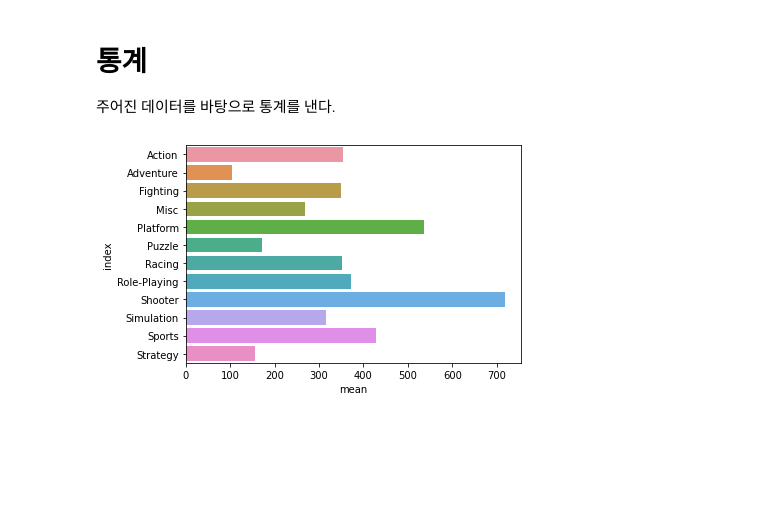
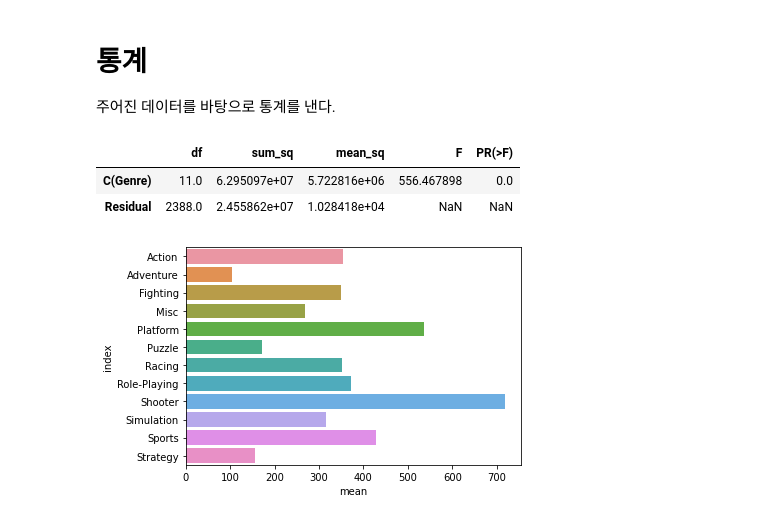
Before and after one commit to e080hsm/Section1_Project, a Jupyter notebook: ai14_n1xx_우성호.ipynb, the cells around one changed output. Saved outputs shown, nothing was run; the diff lists cells and outputs as text; code cells hidden in the pictures; blank space fills up the shorter version.

Commit message:
anova 추가

```diff
--- a/ai14_n1xx_우성호.ipynb
+++ b/ai14_n1xx_우성호.ipynb
@@ -436,6 +436,17 @@ df_stastic=pd.DataFrame([
                          [make_sample_mean(df[(df.Year >=2007) & (df.Year <=2016)], ele) for i in range(200)]\
                          for ele in df.Genre.unique()],\
                         index= df.Genre.unique()).T
+# %%
+from statsmodels.formula.api import ols
+from statsmodels.stats.anova import anova_lm
+
+model = ols('value ~ C(Genre)', df_stastic.melt(var_name='Genre')).fit()
+df_result = anova_lm(model)
+df_result
+# %% [output]
+|  | df | sum_sq | mean_sq | F | PR(>F) |
+| C(Genre) | 11.0 | 6.295097e+07 | 5.722816e+06 | 556.467898 | 0.0 |
+| Residual | 2388.0 | 2.455862e+07 | 1.028418e+04 | NaN | NaN |
 # %%
 sns.barplot(data = df_stastic.describe().T.reset_index(), x='mean', y='index')
 plt.show()
```
